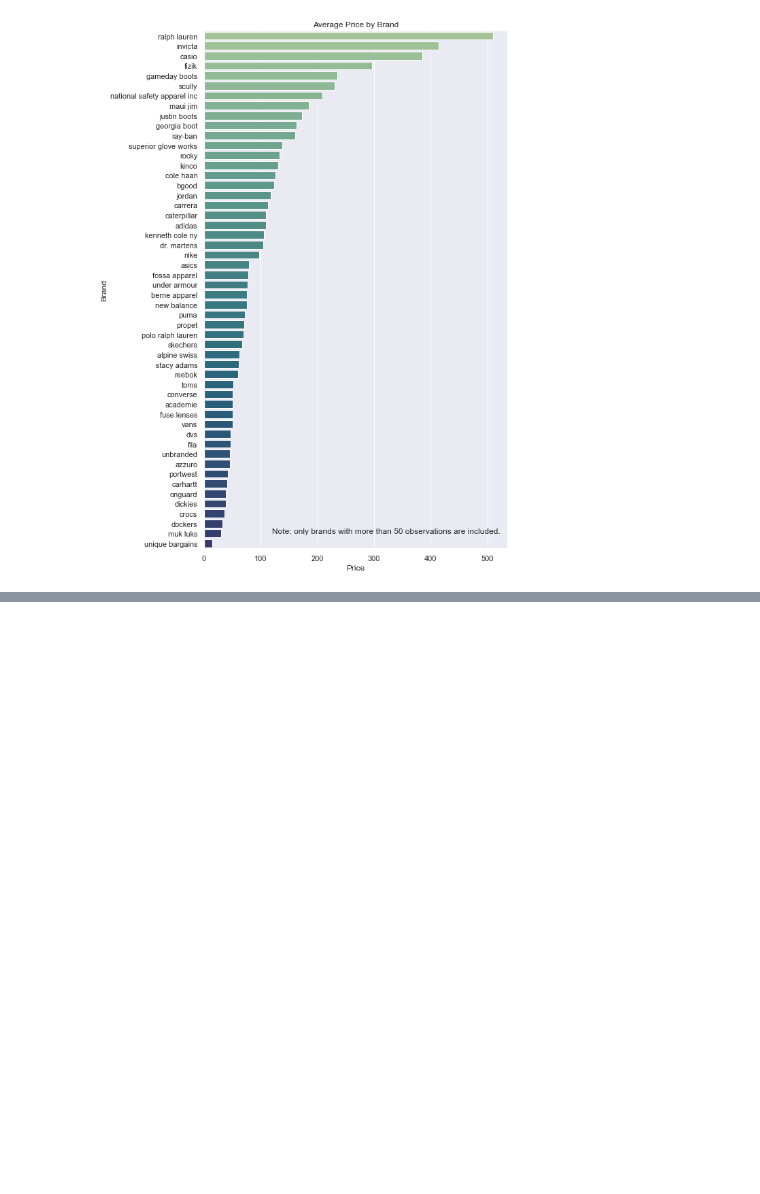
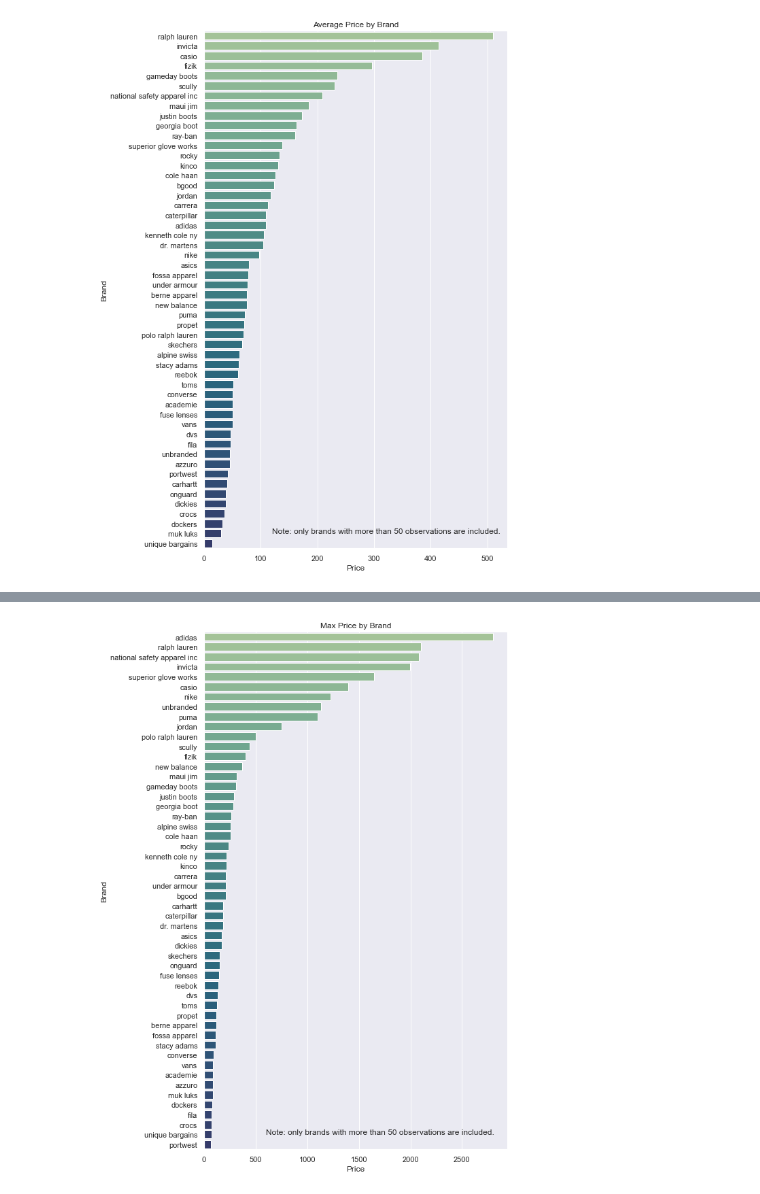
Before and after one commit to tjkyner/mens-shoe-prices, a Jupyter notebook: notebook.ipynb, the cells around one changed output, grey strips where cells are left out. Drawn from its saved outputs; the diff is of its cells as text; code cells hidden in the pictures; blank space fills up the shorter version.

Commit message:
max price by brand

```diff
--- a/notebook.ipynb
+++ b/notebook.ipynb
@@ -335,0 +338,4 @@ plt.annotate(text='Note: only brands with more than 50 observations are included
+# %%
+df_max_prices = df_cleaned[df_cleaned.brand.isin(brands_above_50.index)].sort_values('price', ascending=False)
+df_max_prices = df_max_prices.drop_duplicates('brand')
+df_max_prices[['brand', 'name', 'price']]
@@ -335,0 +360,10 @@ plt.annotate(text='Note: only brands with more than 50 observations are included
+# %%
+fig = plt.figure(figsize=(8, 14))
+sns.barplot(data=df_max_prices, x='price', y='brand', palette='crest')
+plt.title('Max Price by Brand')
+plt.xlabel('Price')
+plt.ylabel('Brand');
+plt.annotate(text='Note: only brands with more than 50 observations are included.',
+             xy=(600, 50));
+# %% [output]
+[figure, added]
```
Also changed, not shown: parts of 3 cells of this notebook.
